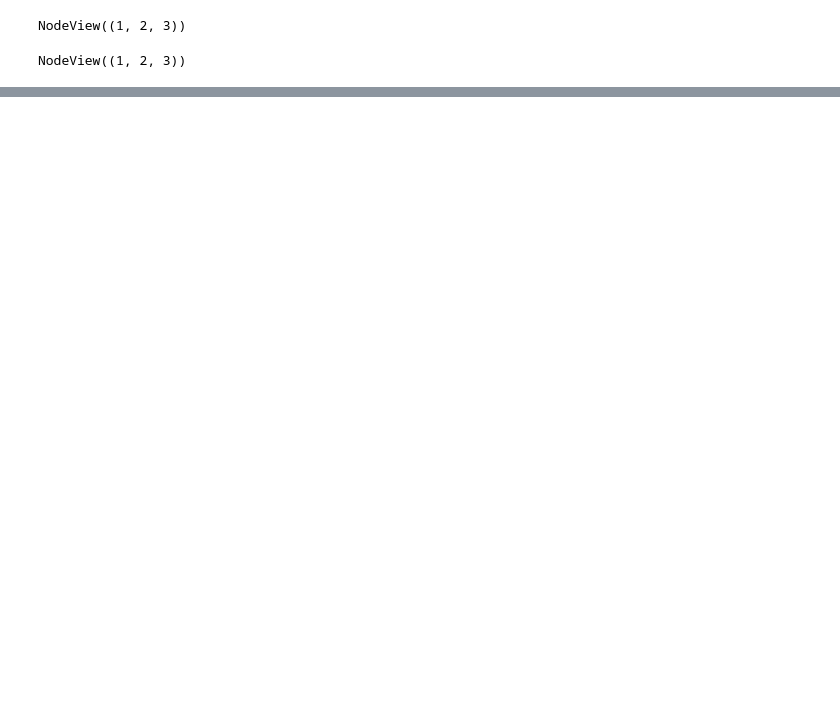
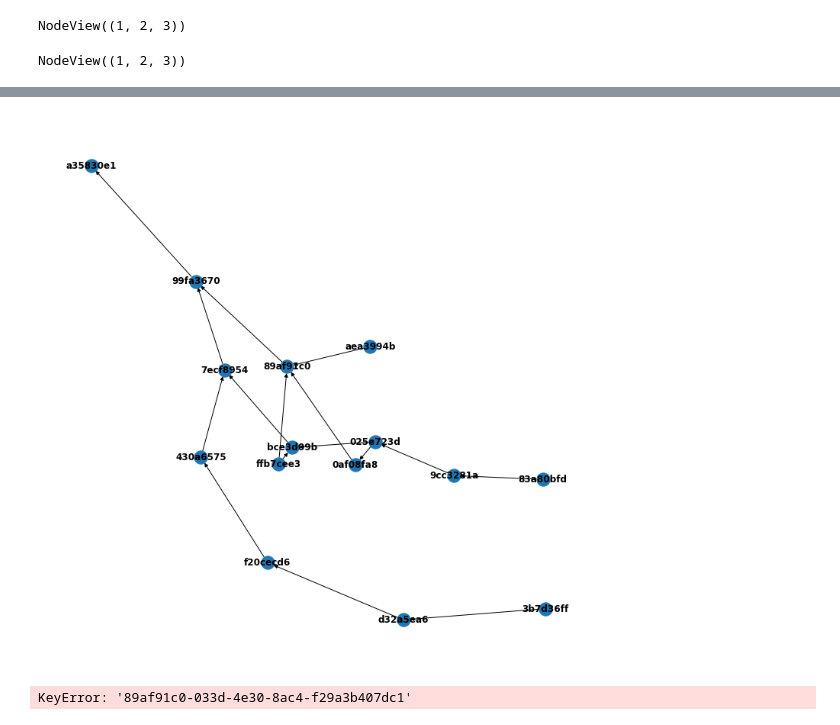
Before and after one commit to qiime2/provenance-lib, a Jupyter notebook: provenance_lib/notebooks/graphviews.ipynb, the cells around one changed output, grey strips where cells are left out. Saved outputs shown, nothing was run; the diff lists cells and outputs as text; code cells hidden in the pictures; blank space fills up the shorter version.

```diff
--- a/provenance_lib/notebooks/graphviews.ipynb
+++ b/provenance_lib/notebooks/graphviews.ipynb
@@ -55,0 +57,19 @@ nx.draw(dag.dag, with_labels=True, font_weight="bold")
+# %%
+# Show we can now reverse a DAG
+nx.draw(dag.dag.reverse(), with_labels=True, font_weight="bold")
+# %% [output]
+[figure, added]
+# %%
+# Get nested nodes...
+ffb = 'ffb7cee3'
+# THIS IS FRAGILE - IF WE RENAME NODES, WE SHOULD ALSO RENAME node.parents
+# Either renaming nodes should be disallowed, we should do the above, or we should traverse
+# the graph without relying on .parents at all
+nested_nodes = dag.get_nested_provenance_nodes(ffb)
+print(nested_nodes)
+
+# ...and create a graphview
+view = nx.subgraph_view(dag.dag, filter_node = lambda x: x in nested_nodes)
+nx.draw(view, with_labels=True, font_weight="bold")
+# %% [output]
+KeyError: '89af91c0-033d-4e30-8ac4-f29a3b407dc1'
```
Also changed, not shown: parts of 4 cells of this notebook.
